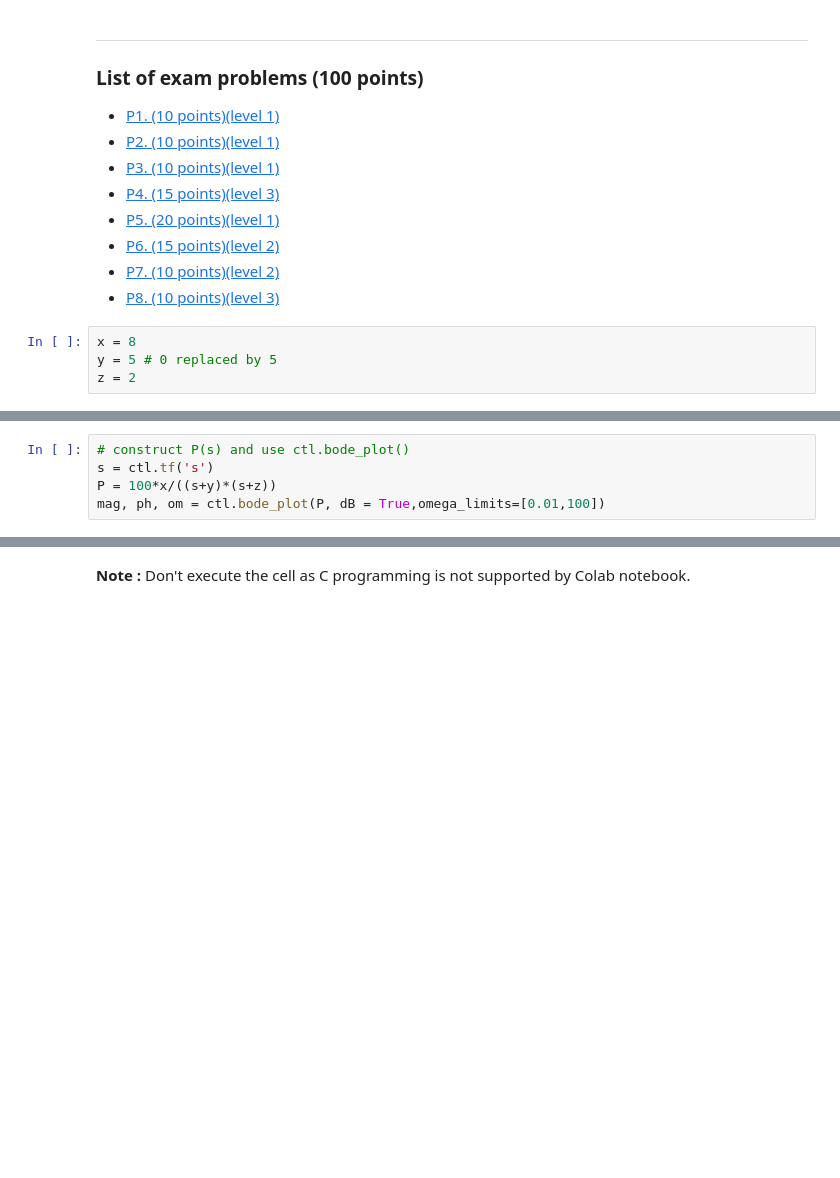
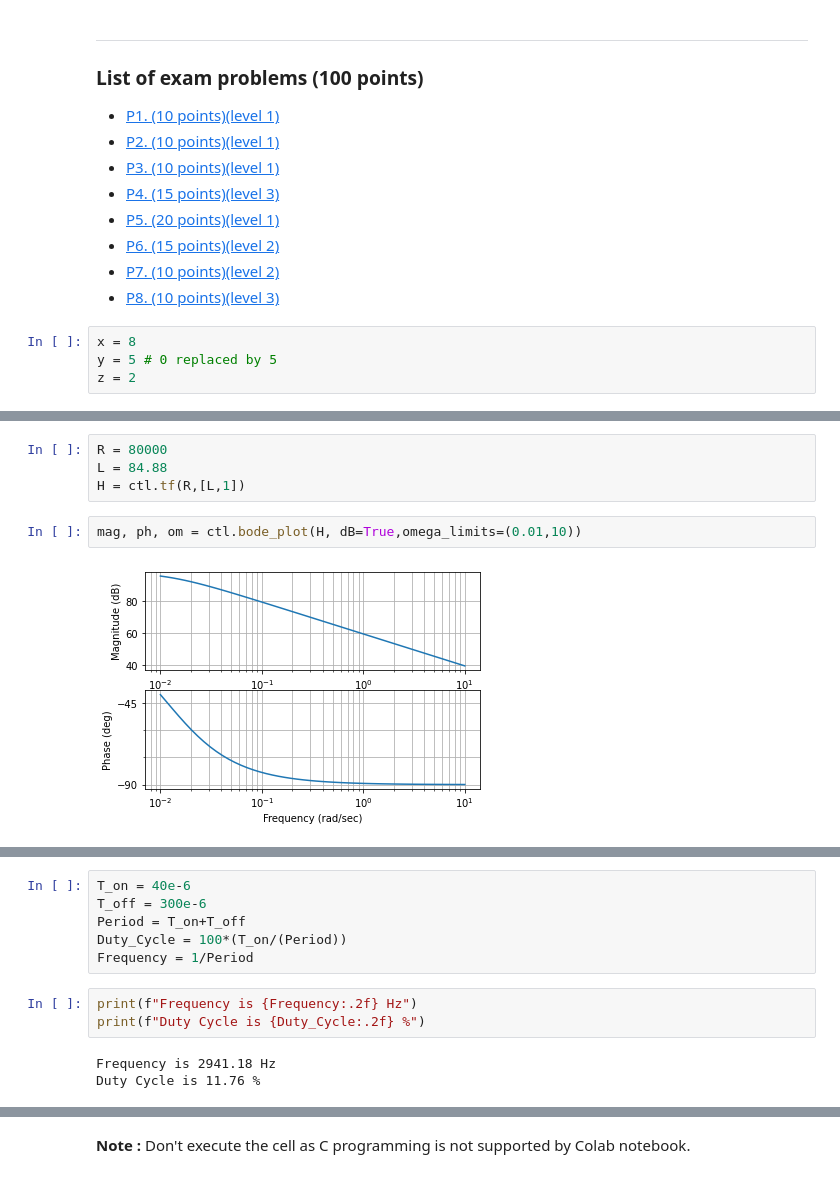
Before and after one commit to KunanonJ/Task-iot, a Jupyter notebook: Kunanon_midterm01205479_20.ipynb, the cells around one changed output, grey strips where cells are left out. Saved outputs shown, nothing was run; the diff lists cells and outputs as text; blank space fills up the shorter version.

```diff
--- a/Kunanon_midterm01205479_20.ipynb
+++ b/Kunanon_midterm01205479_20.ipynb
@@ -134,11 +134,14 @@ z = 2
 <br>(For example, if $y=3$, cutoff frequency = $130$ Hz.)
 <li />Verify the cutoff frequency using Bode plot  (5 points)
 </ol>
-# %%
-# construct P(s) and use ctl.bode_plot()
-s = ctl.tf('s')
-P = 100*x/((s+y)*(s+z))
-mag, ph, om = ctl.bode_plot(P, dB = True,omega_limits=[0.01,100])
+# %%
+R = 80000
+L = 84.88
+H = ctl.tf(R,[L,1])
+# %%
+mag, ph, om = ctl.bode_plot(H, dB=True,omega_limits=(0.01,10))
+# %% [output]
+[figure, added]
 # %% [markdown]
 <a id="p2"></a>
 #### P2. (10 points)(level 1)
@@ -147,6 +150,18 @@ Determine the frequency and duty cycle of PWM signal in Figure 2
 <img src="https://drive.google.com/uc?id=16DPmruMrhN3M67PjsWt8FVrkbOWufp5O" width=550 alt="Figure 2"/>
 </p>
 <div align="center"><b>Figure 2 PWM signal</b></div>
+# %%
+T_on = 40e-6
+T_off = 300e-6
+Period = T_on+T_off
+Duty_Cycle = 100*(T_on/(Period))
+Frequency = 1/Period
+# %%
+print(f"Frequency is {Frequency:.2f} Hz")
+print(f"Duty Cycle is {Duty_Cycle:.2f} %")
+# %% [output]
+Frequency is 2941.18 Hz
+Duty Cycle is 11.76 %
 # %% [markdown]
 <a id="p3"></a>
 #### P3. (10 points)(level 1)
```
Also changed, not shown: parts of 2 cells of this notebook.
